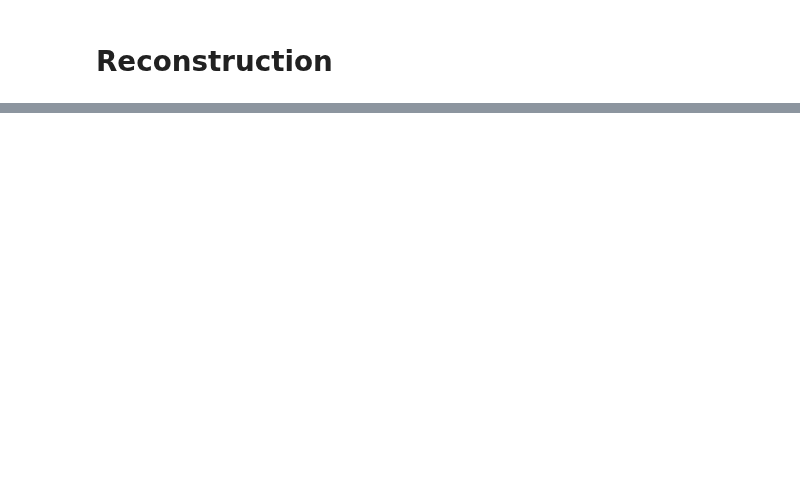
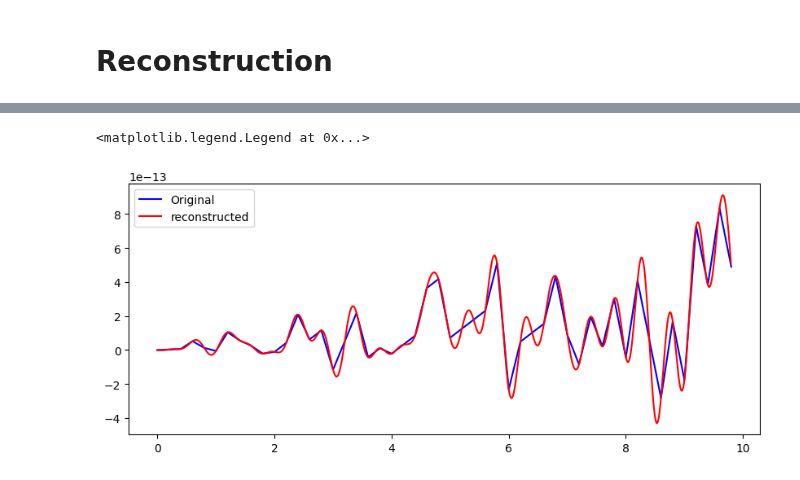
Before and after one commit to ikahbasi/SeisRoutine, a Jupyter notebook: WaveForm-example.ipynb, the cells around one changed output, grey strips where cells are left out. Cells and saved outputs as stored; diff of their text form; code cells hidden in the pictures; blank space fills up the shorter version.

```diff
--- a/WaveForm-example.ipynb
+++ b/WaveForm-example.ipynb
@@ -60 +55,11 @@ a_sn = a_sn[0] + a_sn[1] + a_sn[2]
+# %%
+sampling_rate = 5
+sine_signals = SineWaveSignal(
+    duration=10,
+    sampling_rate=sampling_rate,
+)
+sine_signals.add_sine_wave(frequency=10, amplitude=1)
+sine_signals.add_sine_wave(frequency=20, amplitude=1)
+sine_signals.add_sine_wave(frequency=50, amplitude=1)
+time, resultant_signal = sine_signals.resultant()
 # %%
@@ -81,0 +76,21 @@ IR.001_reconst..HHZ | 1970-01-01T00:00:00.000000Z - 1970-01-01T00:00:09.799000Z
+# %%
+reconstructor = SincReconstructor(
+    target_sampling_rate=200
+)
+
+reconstructed_times, reconstructed_data = (
+    reconstructor.reconstruct(
+        times=time,
+        data=resultant_signal
+    )
+)
+# %%
+plt.subplots(figsize=(10, 4))
+plt.plot(time, resultant_signal, 'b', label='Original')
+plt.plot(
+    reconstructed_times, reconstructed_data, 'r', label='reconstructed'
+)
+plt.legend()
+# %% [output]
+<matplotlib.legend.Legend at 0x...>
+[figure, added]
```
Also changed, not shown: parts of 8 cells of this notebook, 2 other files.
